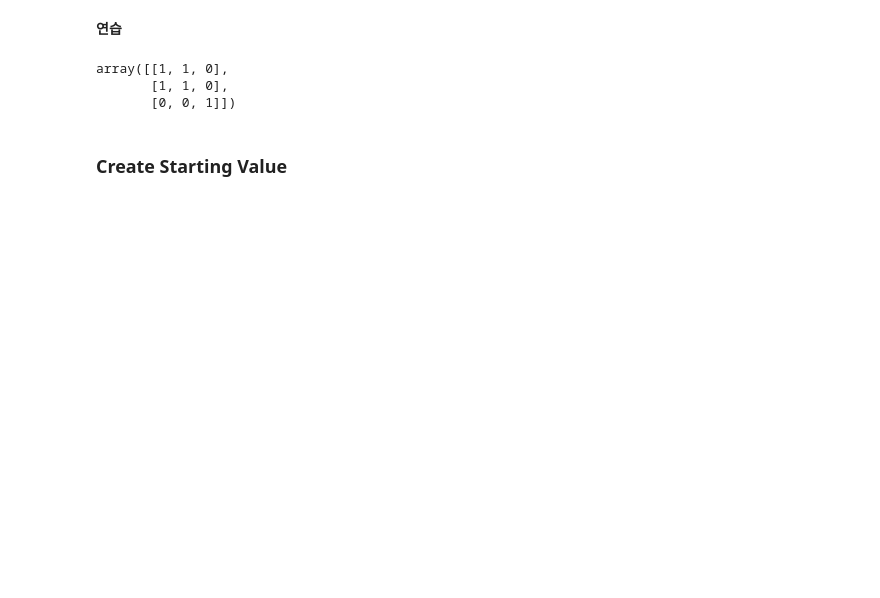
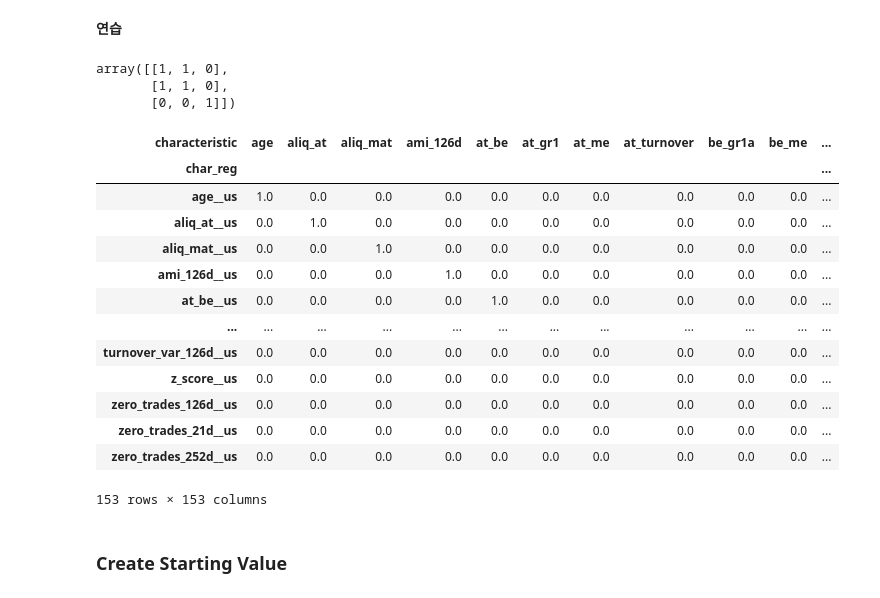
Before and after one commit to dudals3844/ReplicationCrisis, a Jupyter notebook: 02_1_analysis_eb_test.ipynb, the cells around one changed output. Cells and saved outputs as stored; diff of their text form; code cells hidden in the pictures; blank space fills up the shorter version.

```diff
--- a/02_1_analysis_eb_test.ipynb
+++ b/02_1_analysis_eb_test.ipynb
@@ -254,6 +363,23 @@ z = (
 zz = z @ z.T
 # 개별 factor의 개수
 n_s = z.shape[1]
+# %%
+z
+# %% [output]
+| characteristic | age | aliq_at | aliq_mat | ami_126d | at_be | at_gr1 | at_me | at_turnover | be_gr1a | be_me | ... |
+| char_reg |  |  |  |  |  |  |  |  |  |  | ... |
+| age__us | 1.0 | 0.0 | 0.0 | 0.0 | 0.0 | 0.0 | 0.0 | 0.0 | 0.0 | 0.0 | ... |
+| aliq_at__us | 0.0 | 1.0 | 0.0 | 0.0 | 0.0 | 0.0 | 0.0 | 0.0 | 0.0 | 0.0 | ... |
+| aliq_mat__us | 0.0 | 0.0 | 1.0 | 0.0 | 0.0 | 0.0 | 0.0 | 0.0 | 0.0 | 0.0 | ... |
+| ami_126d__us | 0.0 | 0.0 | 0.0 | 1.0 | 0.0 | 0.0 | 0.0 | 0.0 | 0.0 | 0.0 | ... |
+| at_be__us | 0.0 | 0.0 | 0.0 | 0.0 | 1.0 | 0.0 | 0.0 | 0.0 | 0.0 | 0.0 | ... |
+| ... | ... | ... | ... | ... | ... | ... | ... | ... | ... | ... | ... |
+| turnover_var_126d__us | 0.0 | 0.0 | 0.0 | 0.0 | 0.0 | 0.0 | 0.0 | 0.0 | 0.0 | 0.0 | ... |
+| z_score__us | 0.0 | 0.0 | 0.0 | 0.0 | 0.0 | 0.0 | 0.0 | 0.0 | 0.0 | 0.0 | ... |
+| zero_trades_126d__us | 0.0 | 0.0 | 0.0 | 0.0 | 0.0 | 0.0 | 0.0 | 0.0 | 0.0 | 0.0 | ... |
+| zero_trades_21d__us | 0.0 | 0.0 | 0.0 | 0.0 | 0.0 | 0.0 | 0.0 | 0.0 | 0.0 | 0.0 | ... |
+| zero_trades_252d__us | 0.0 | 0.0 | 0.0 | 0.0 | 0.0 | 0.0 | 0.0 | 0.0 | 0.0 | 0.0 | ... |
+153 rows × 153 columns
 # %% [markdown]
 ### Create Starting Value
 # %%
```
Also changed, not shown: parts of 19 cells of this notebook, 3 other files.
